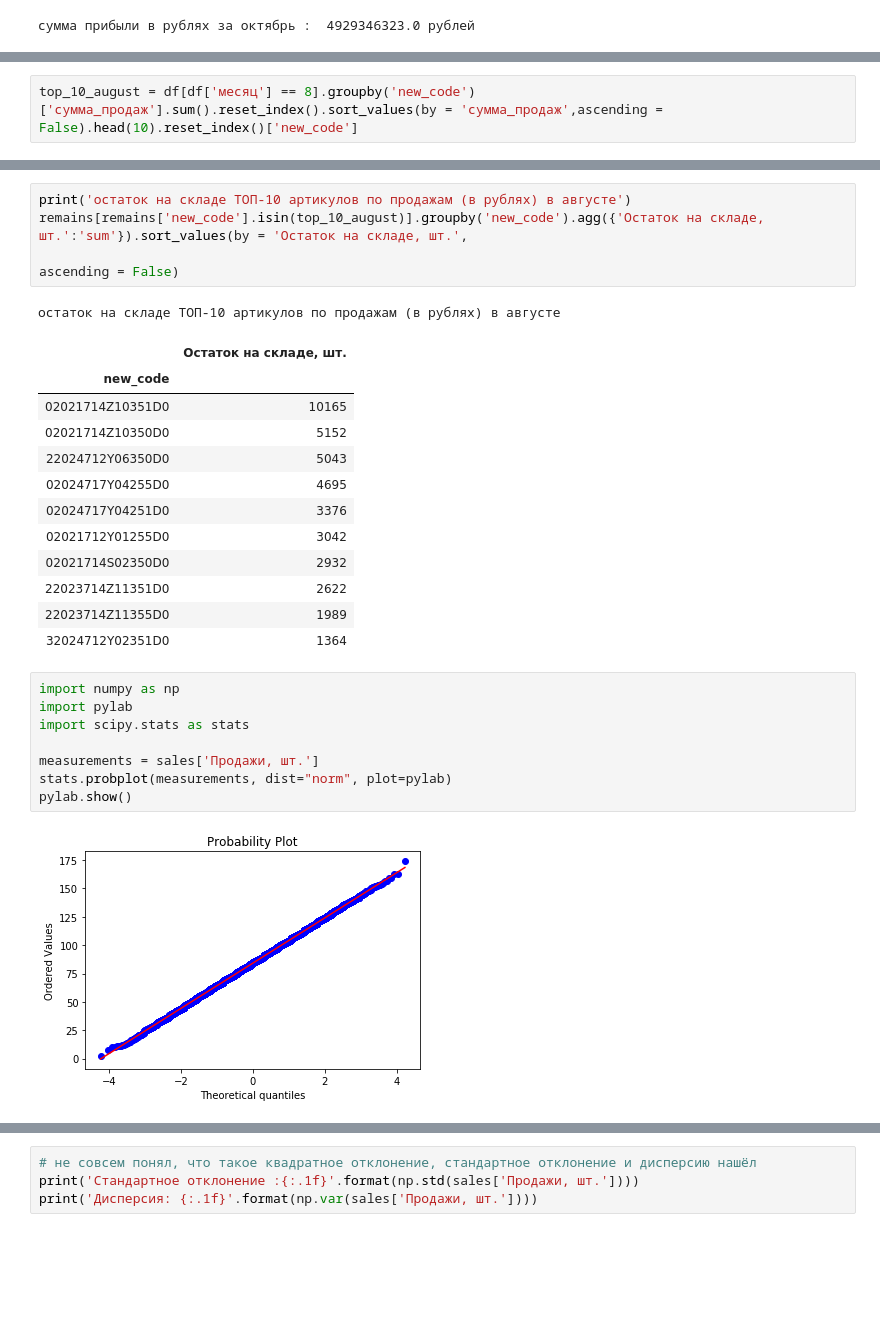
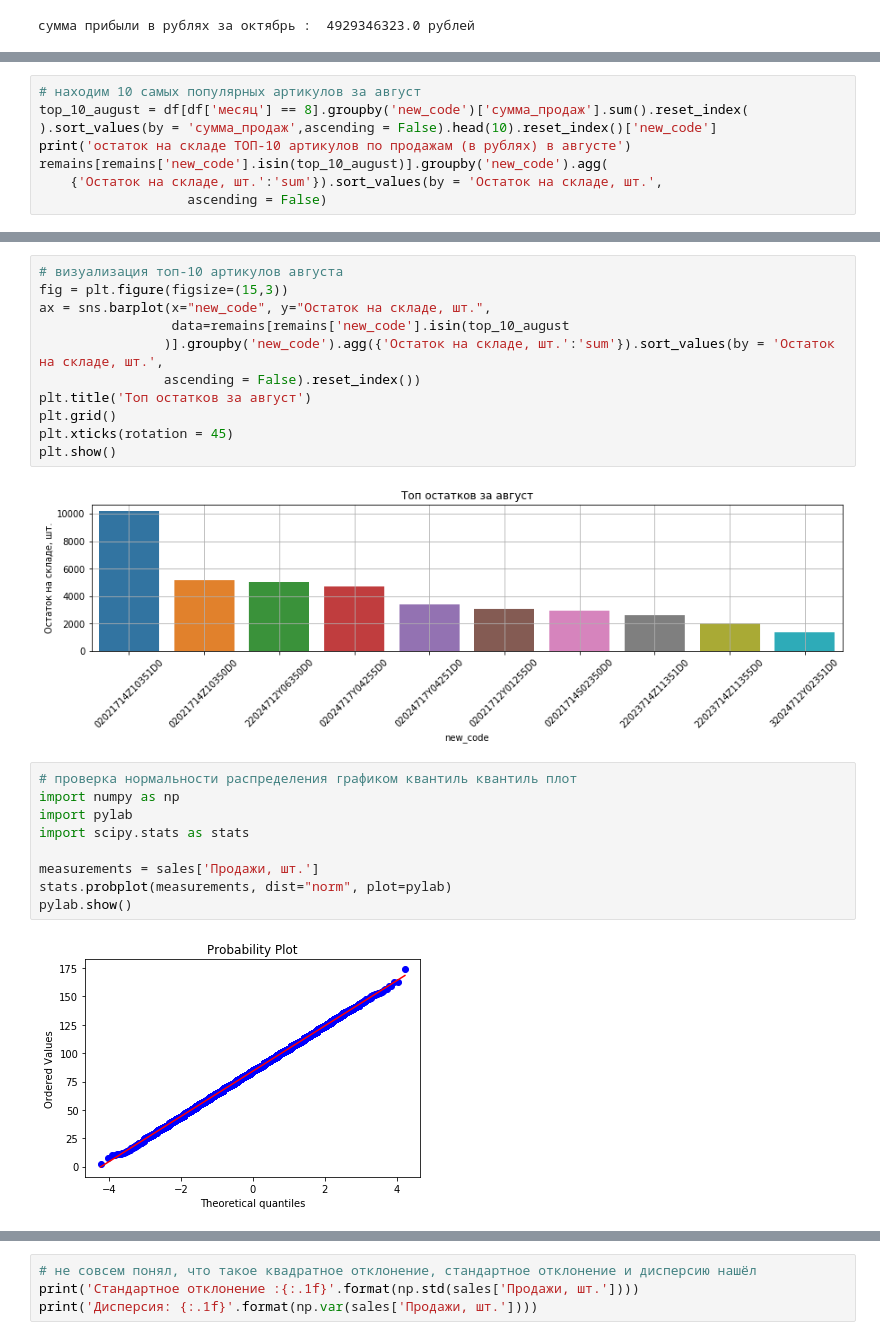
Before and after one commit to sergeipm/python_test_task, a Jupyter notebook: 200808_python_test_task.ipynb, the cells around one changed output, grey strips where cells are left out. Saved outputs shown, nothing was run; the diff lists cells and outputs as text; blank space fills up the shorter version.

```diff
--- a/200808_python_test_task.ipynb
+++ b/200808_python_test_task.ipynb
@@ -143,2 +159,8 @@ df
 # %%
-top_10_august = df[df['месяц'] == 8].groupby('new_code')['сумма_продаж'].sum().reset_index().sort_values(by = 'сумма_продаж',ascending = False).head(10).reset_index()['new_code']
+# находим 10 самых популярных артикулов за август
+top_10_august = df[df['месяц'] == 8].groupby('new_code')['сумма_продаж'].sum().reset_index(
+).sort_values(by = 'сумма_продаж',ascending = False).head(10).reset_index()['new_code']
+print('остаток на складе ТОП-10 артикулов по продажам (в рублях) в августе')
+remains[remains['new_code'].isin(top_10_august)].groupby('new_code').agg(
+    {'Остаток на складе, шт.':'sum'}).sort_values(by = 'Остаток на складе, шт.',
+                   ascending = False)
@@ -145,22 +181,18 @@ top_10_august = df[df['месяц'] == 8].groupby('new_code')['сумма_про
 # %%
-print('остаток на складе ТОП-10 артикулов по продажам (в рублях) в августе')
-remains[remains['new_code'].isin(top_10_august)].groupby('new_code').agg({'Остаток на складе, шт.':'sum'}).sort_values(by = 'Остаток на складе, шт.',
-                                                                                                                      ascending = False)
+# визуализация топ-10 артикулов августа
+fig = plt.figure(figsize=(15,3))
+ax = sns.barplot(x="new_code", y="Остаток на складе, шт.",
+                 data=remains[remains['new_code'].isin(top_10_august
+                )].groupby('new_code').agg({'Остаток на складе, шт.':'sum'}).sort_values(by = 'Остаток на складе, шт.',
+                ascending = False).reset_index())
+plt.title('Топ остатков за август')
+plt.grid()
+plt.xticks(rotation = 45)
+plt.show()
 # %% [output]
-остаток на складе ТОП-10 артикулов по продажам (в рублях) в августе
-|  | Остаток на складе, шт. |
-| new_code |  |
-| 02021714Z10351D0 | 10165 |
-| 02021714Z10350D0 | 5152 |
-| 22024712Y06350D0 | 5043 |
-| 02024717Y04255D0 | 4695 |
-| 02024717Y04251D0 | 3376 |
-| 02021712Y01255D0 | 3042 |
-| 02021714S02350D0 | 2932 |
-| 22023714Z11351D0 | 2622 |
-| 22023714Z11355D0 | 1989 |
-| 32024712Y02351D0 | 1364 |
+[figure, added]
 # %%
+# проверка нормальности распределения графиком квантиль квантиль плот
 import numpy as np
 import pylab
 import scipy.stats as stats
```
Also changed, not shown: parts of 29 cells of this notebook.
